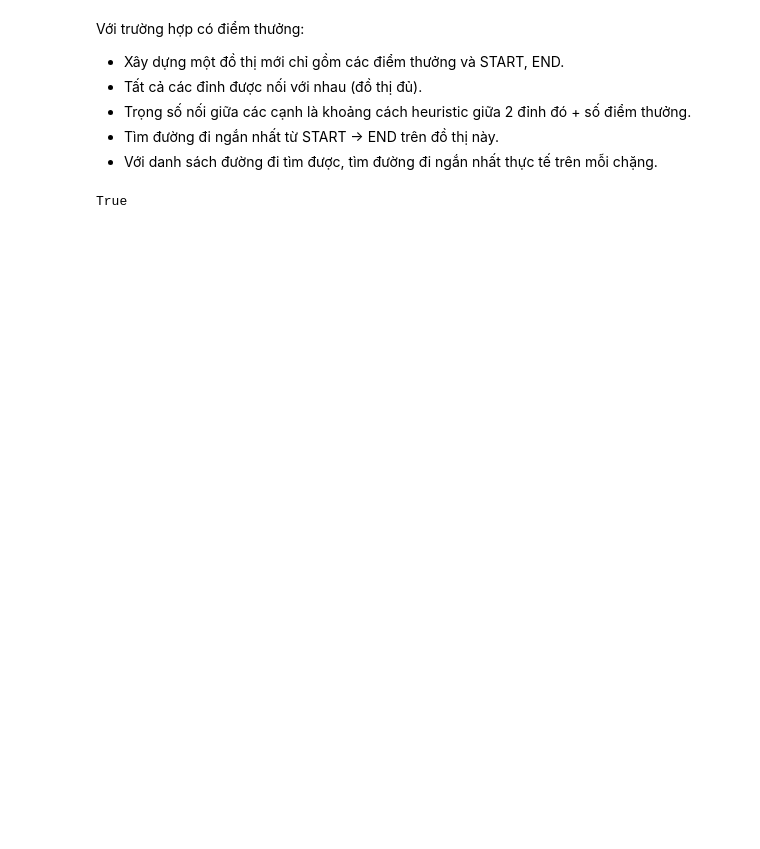
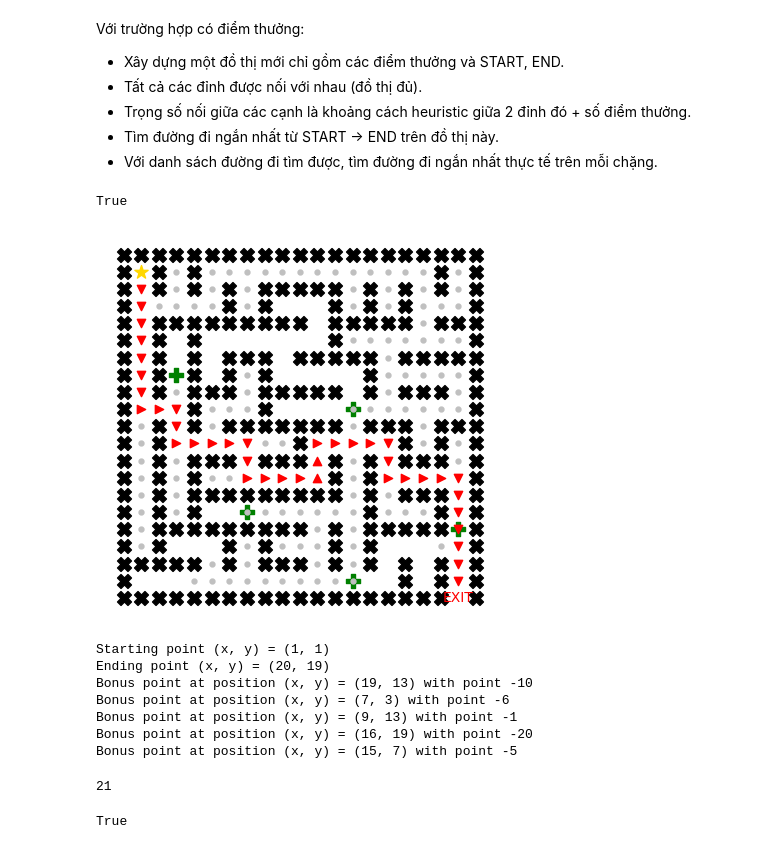
Before and after one commit to hungngocphat01/HCMUS-IntroAI-Project01-Pathfinding, a Jupyter notebook: source/Untitled.ipynb, the cells around one changed output. Saved outputs shown, nothing was run; the diff lists cells and outputs as text; code cells hidden in the pictures; blank space fills up the shorter version.

```diff
--- a/source/Untitled.ipynb
+++ b/source/Untitled.ipynb
@@ -25,4 +29,23 @@ Với trường hợp có điểm thưởng:
 - Trọng số nối giữa các cạnh là khoảng cách heuristic giữa 2 đỉnh đó + số điểm thưởng.
 - Tìm đường đi ngắn nhất từ START -> END trên đồ thị này.
 - Với danh sách đường đi tìm được, tìm đường đi ngắn nhất thực tế trên mỗi chặng.
+# %%
+g.clear()
+Astar_bonus(g, euclide_heuristic)
+# %% [output]
+True
+# %%
+visited, path, cost = g.get_visited()
+g.visualize(path, visited=visited, figsize=fs)
+cost
+# %% [output]
+[figure, added]
+Starting point (x, y) = (1, 1)
+Ending point (x, y) = (20, 19)
+Bonus point at position (x, y) = (19, 13) with point -10
+Bonus point at position (x, y) = (7, 3) with point -6
+Bonus point at position (x, y) = (9, 13) with point -1
+Bonus point at position (x, y) = (16, 19) with point -20
+Bonus point at position (x, y) = (15, 7) with point -5
+21
 # %%
```
Also changed, not shown: parts of 9 cells of this notebook, 17 other files.
